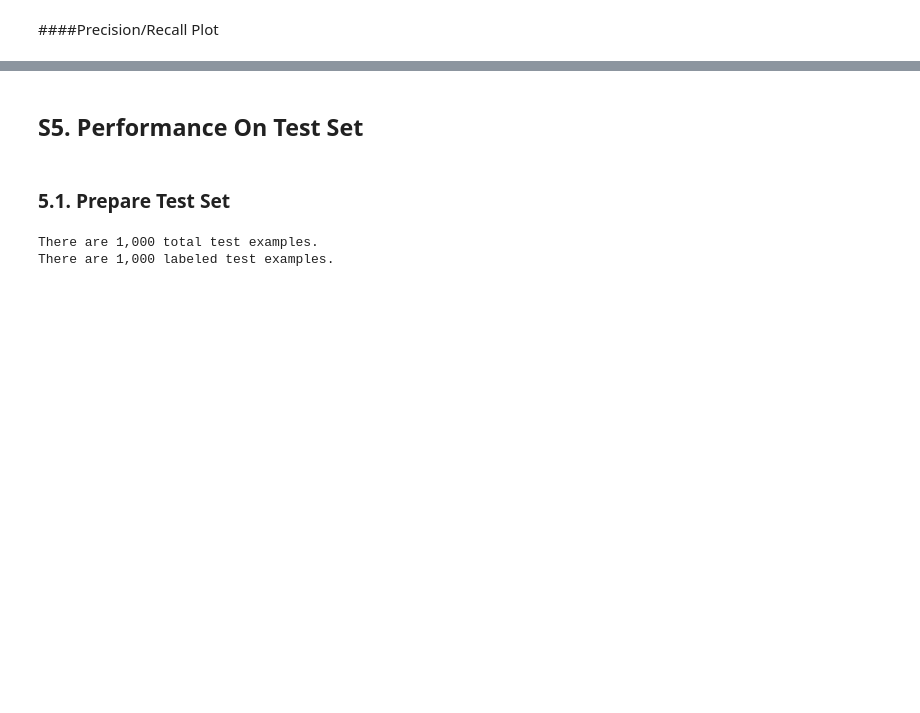
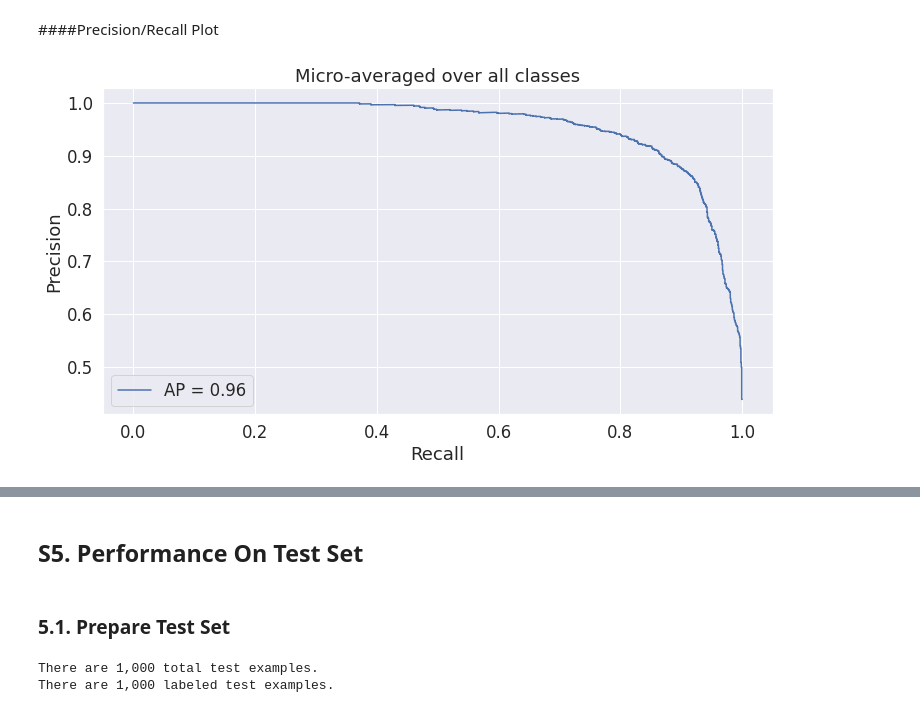
Before and after one commit to Bryan6aero/New-Chinese-Classifier, a Jupyter notebook: New_3_Class_for_Chinese.ipynb, the cells around one changed output, grey strips where cells are left out. Saved outputs shown, nothing was run; the diff lists cells and outputs as text; code cells hidden in the pictures; blank space fills up the shorter version.

```diff
--- a/New_3_Class_for_Chinese.ipynb
+++ b/New_3_Class_for_Chinese.ipynb
@@ -899,6 +898,18 @@ precision["micro"], recall["micro"], _ = precision_recall_curve(
     ftl2.ravel(), fp2.ravel()
 )
 average_precision["micro"] = average_precision_score(ftl2, fp2, average="micro")
+# %%
+from sklearn.metrics import PrecisionRecallDisplay
+
+display = PrecisionRecallDisplay(
+    recall=recall["micro"],
+    precision=precision["micro"],
+    average_precision=average_precision["micro"],
+)
+display.plot()
+_ = display.ax_.set_title("Micro-averaged over all classes")
+# %% [output]
+[figure, added]
 # %%
 import matplotlib.pyplot as plt
 from itertools import cycle
```
Also changed, not shown: parts of 11 cells of this notebook.
